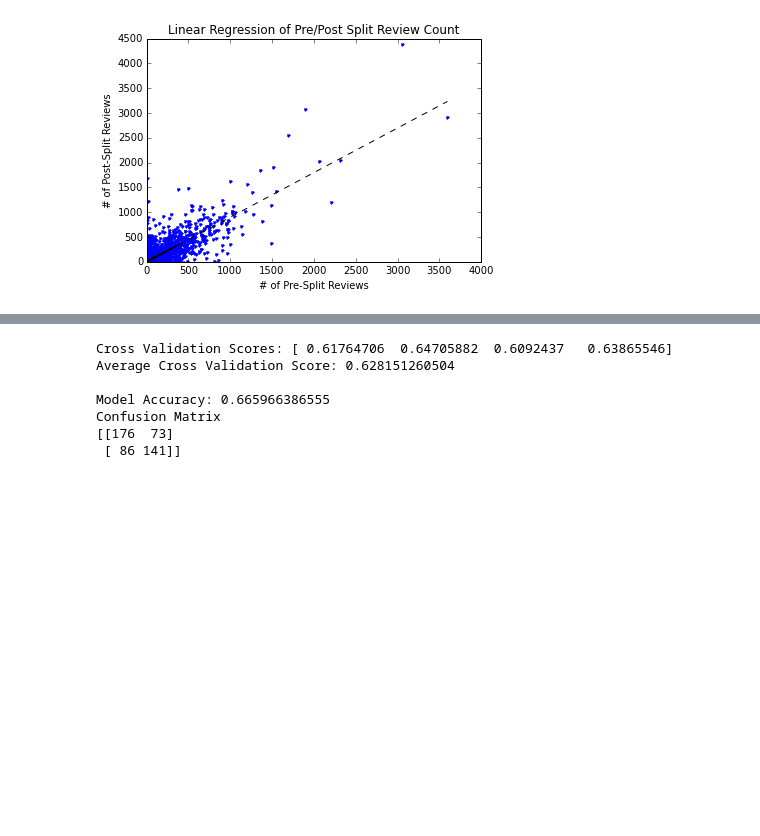
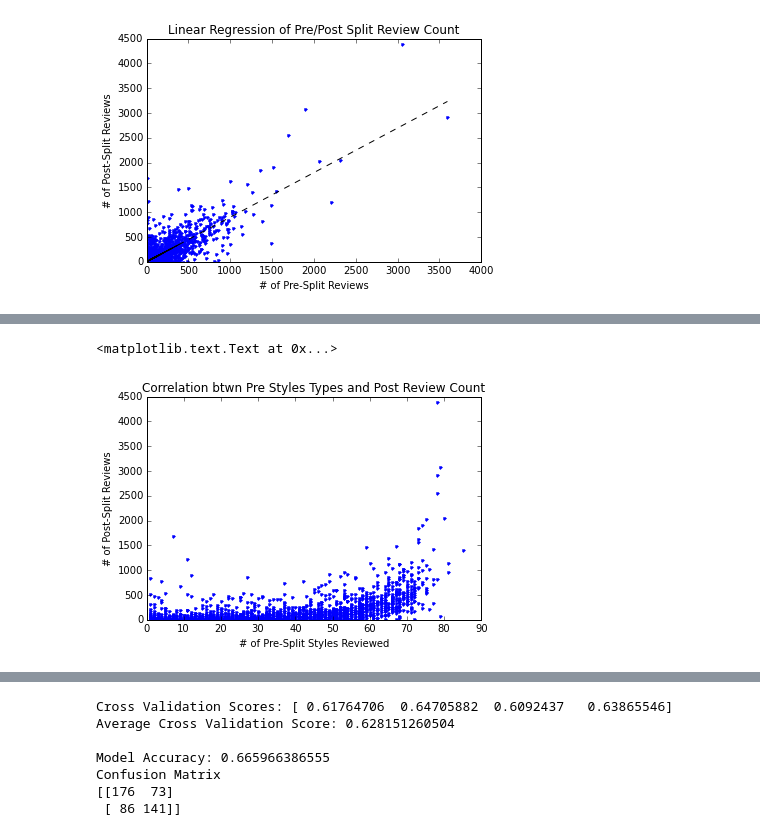
Before and after one commit to seanjh/data-analysis-CM, a Jupyter notebook: Beer_User_Analyze.ipynb, the cells around one changed output, grey strips where cells are left out. Cells and saved outputs as stored; diff of their text form; code cells hidden in the pictures; blank space fills up the shorter version.

```diff
--- a/Beer_User_Analyze.ipynb
+++ b/Beer_User_Analyze.ipynb
@@ -554,0 +569,9 @@ r-squared: 0.710536070009
+# %%
+_ = plt.plot(np_x[:,1], np_y_after, 'b.')
+plt.ylim(0)
+plt.xlabel('# of Pre-Split Styles Reviewed')
+plt.ylabel('# of Post-Split Reviews')
+plt.title('Correlation btwn Pre Styles Types and Post Review Count')
+# %% [output]
+<matplotlib.text.Text at 0x...>
+[figure, added]
```
Also changed, not shown: parts of 10 cells of this notebook.
